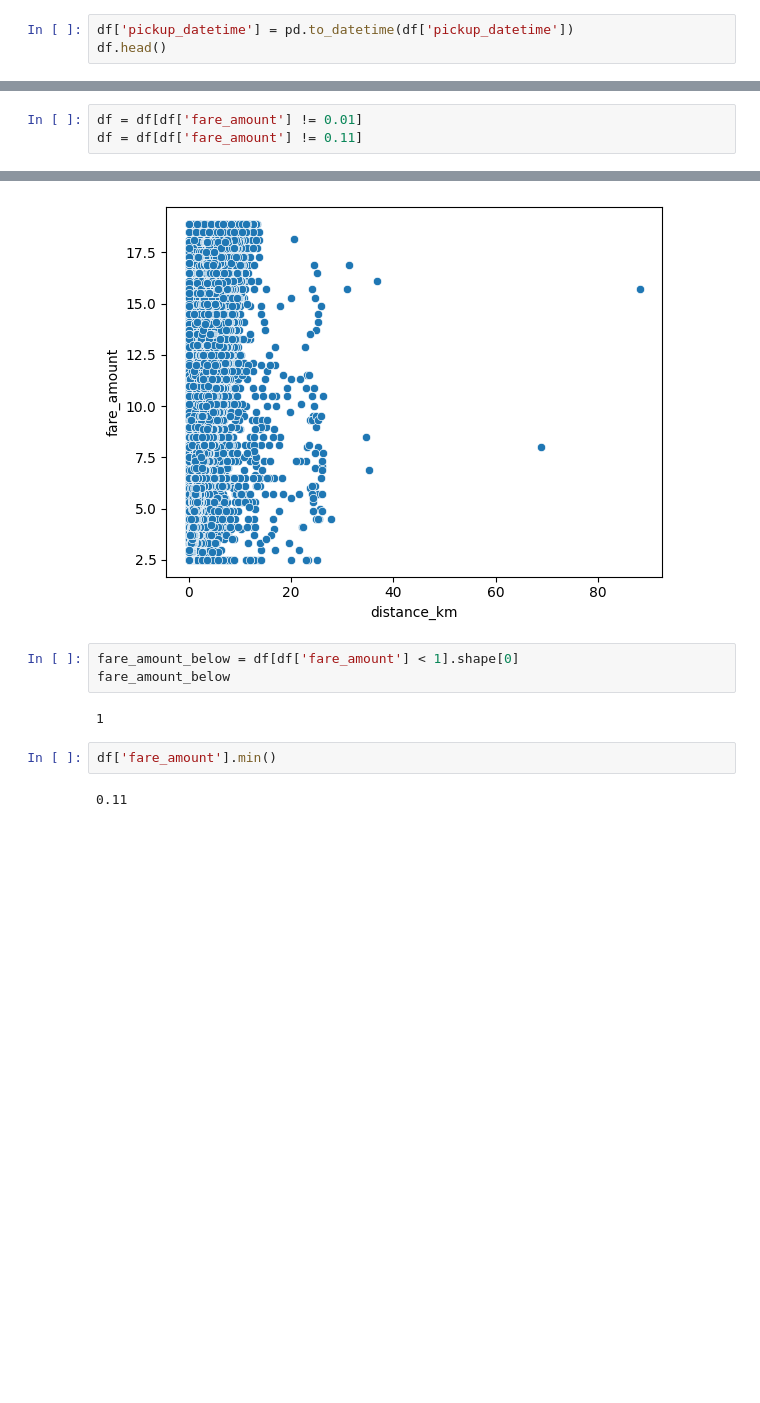
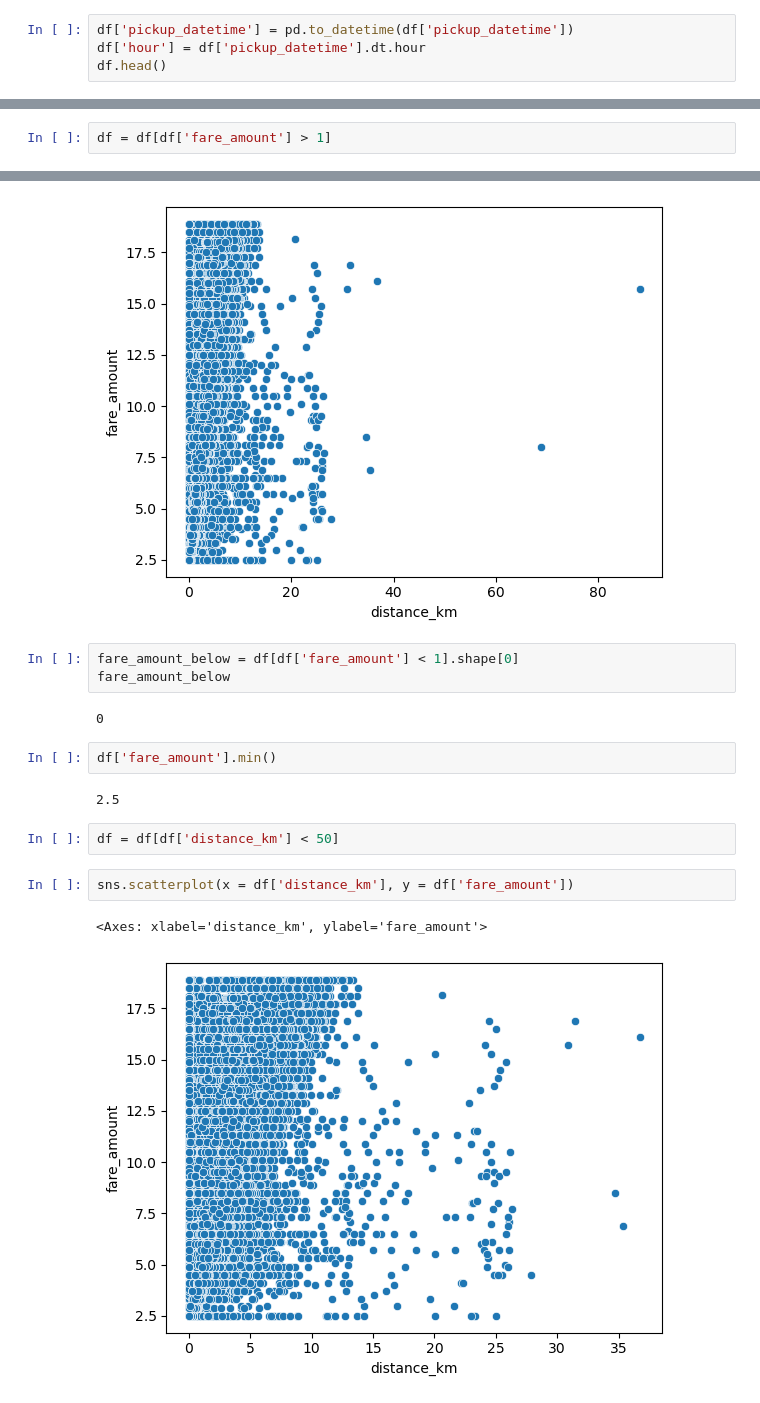
Before and after one commit to JoaoCardoso027/Df-Uber, a Jupyter notebook: Projeto1.ipynb, the cells around one changed output, grey strips where cells are left out. Saved outputs shown, nothing was run; the diff lists cells and outputs as text; blank space fills up the shorter version.

```diff
--- a/Projeto1.ipynb
+++ b/Projeto1.ipynb
@@ -106,6 +106,7 @@ sns.boxplot(data=df['fare_amount'])
 [figure]
 # %%
 df['pickup_datetime'] = pd.to_datetime(df['pickup_datetime'])
+df['hour'] = df['pickup_datetime'].dt.hour
 df.head()
 # %% [output]
 |  | Unnamed: 0 | key | fare_amount | pickup_datetime | pickup_longitude | pickup_latitude | ... |
@@ -192,8 +193,7 @@ df['fare_amount'].min()
 # %% [output]
 0.01
 # %%
-df = df[df['fare_amount'] != 0.01]
-df = df[df['fare_amount'] != 0.11]
+df = df[df['fare_amount'] > 1]
 # %%
 df.describe()
 # %% [output]
@@ -215,8 +215,15 @@ sns.scatterplot(x = df['distance_km'], y = df['fare_amount'])
 fare_amount_below = df[df['fare_amount'] < 1].shape[0]
 fare_amount_below
 # %% [output]
-1
+0
 # %%
 df['fare_amount'].min()
 # %% [output]
-0.11
+2.5
+# %%
+df = df[df['distance_km'] < 50]
+# %%
+sns.scatterplot(x = df['distance_km'], y = df['fare_amount'])
+# %% [output]
+<Axes: xlabel='distance_km', ylabel='fare_amount'>
+[figure, added]
```
Also changed, not shown: parts of 9 cells of this notebook.
